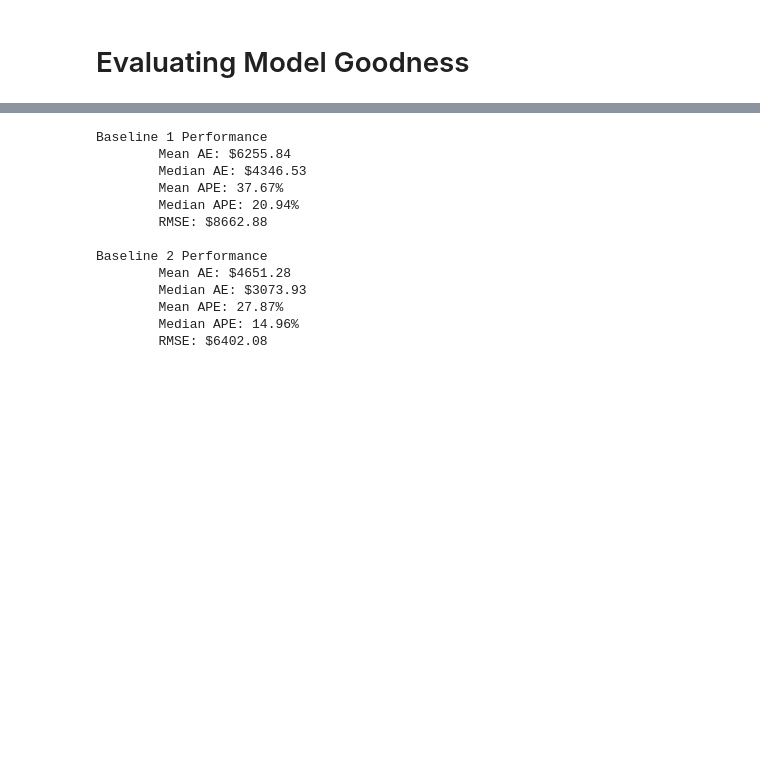
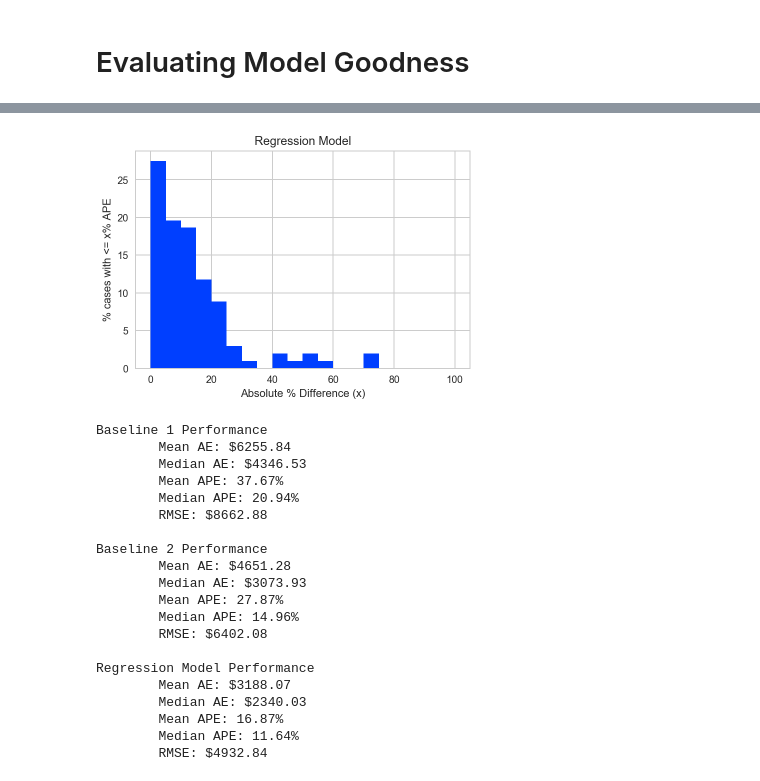
Before and after one commit to thampiman/msdn-digp-blog, a Jupyter notebook: measuring_model_goodness/Regression.ipynb, the cells around one changed output, grey strips where cells are left out. Cells and saved outputs as stored; diff of their text form; code cells hidden in the pictures; blank space fills up the shorter version.

```diff
--- a/measuring_model_goodness/Regression.ipynb
+++ b/measuring_model_goodness/Regression.ipynb
@@ -136,3 +218,16 @@ df_test['rm_se'] = df_test.apply(lambda row: sq_error(row['rooms_mean_val'], row
+# %%
+width = 5
+hist_granular, bins_granular = np.histogram(df_test['md_ape'], bins=np.arange(0, 101, width))
+hist_granular = hist_granular / len(df_test) * 100
+f, ax = plt.subplots()
+ax.bar(bins_granular[:-1], hist_granular, width=width, align='edge', label='Distribution')
+ax.set_ylabel('% cases with <= x% APE')
+ax.set_xlabel('Absolute % Difference (x)');
+ax.set_ylim([])
+ax.grid(True)
+ax.set_title('Regression Model');
+# %% [output]
+[figure, added]
 # %%
 def print_perf(df, col_ae, col_ape, col_se, header):
     print(header)
@@ -143,6 +238,7 @@ def print_perf(df, col_ae, col_ape, col_se, header):
     print('\tRMSE: $%.2f' % (math.sqrt(df[col_se].mean()) * 1000))
 print_perf(df_test, 'om_ae', 'om_ape', 'om_se', 'Baseline 1 Performance')
 print_perf(df_test, 'rm_ae', 'rm_ape', 'rm_se', '\nBaseline 2 Performance')
+print_perf(df_test, 'md_ae', 'md_ape', 'md_se', '\nRegression Model Performance')
 # %% [output]
 Baseline 1 Performance
         Mean AE: $6255.84
@@ -157,3 +253,10 @@ Baseline 2 Performance
         Mean APE: 27.87%
         Median APE: 14.96%
         RMSE: $6402.08
+
+Regression Model Performance
+        Mean AE: $3188.07
+        Median AE: $2340.03
+        Mean APE: 16.87%
+        Median APE: 11.64%
+        RMSE: $4932.84
```
Also changed, not shown: parts of 12 cells of this notebook.
